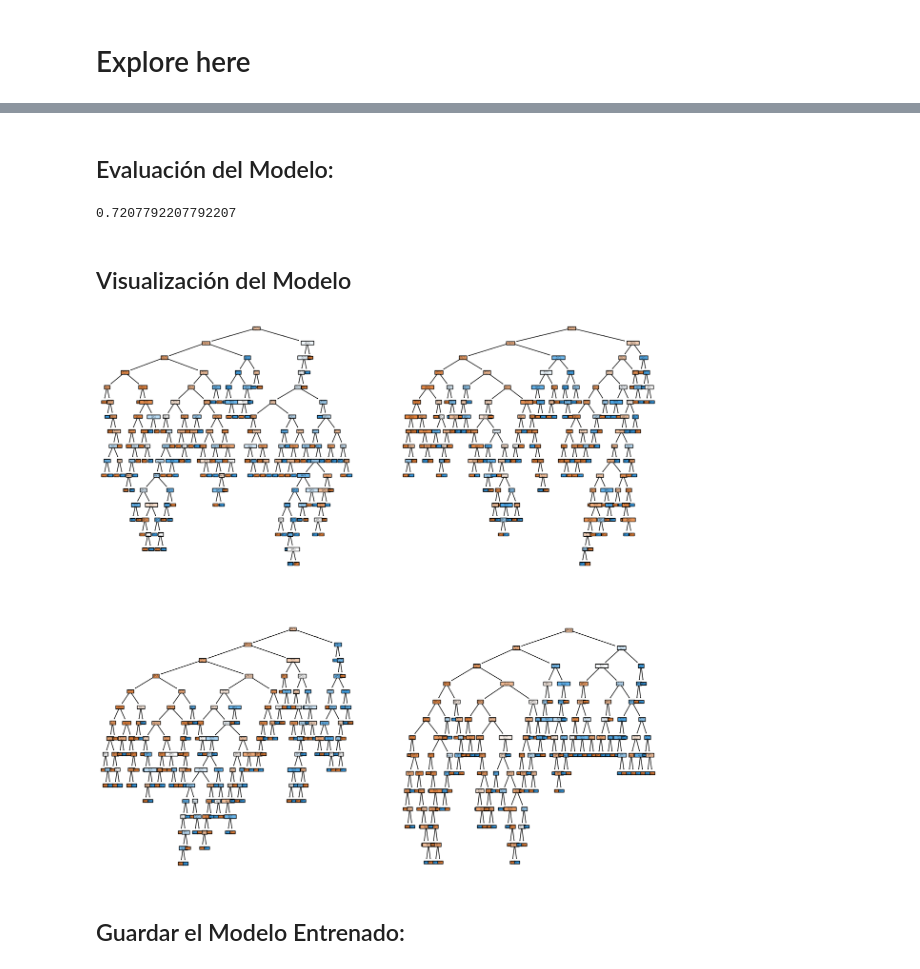
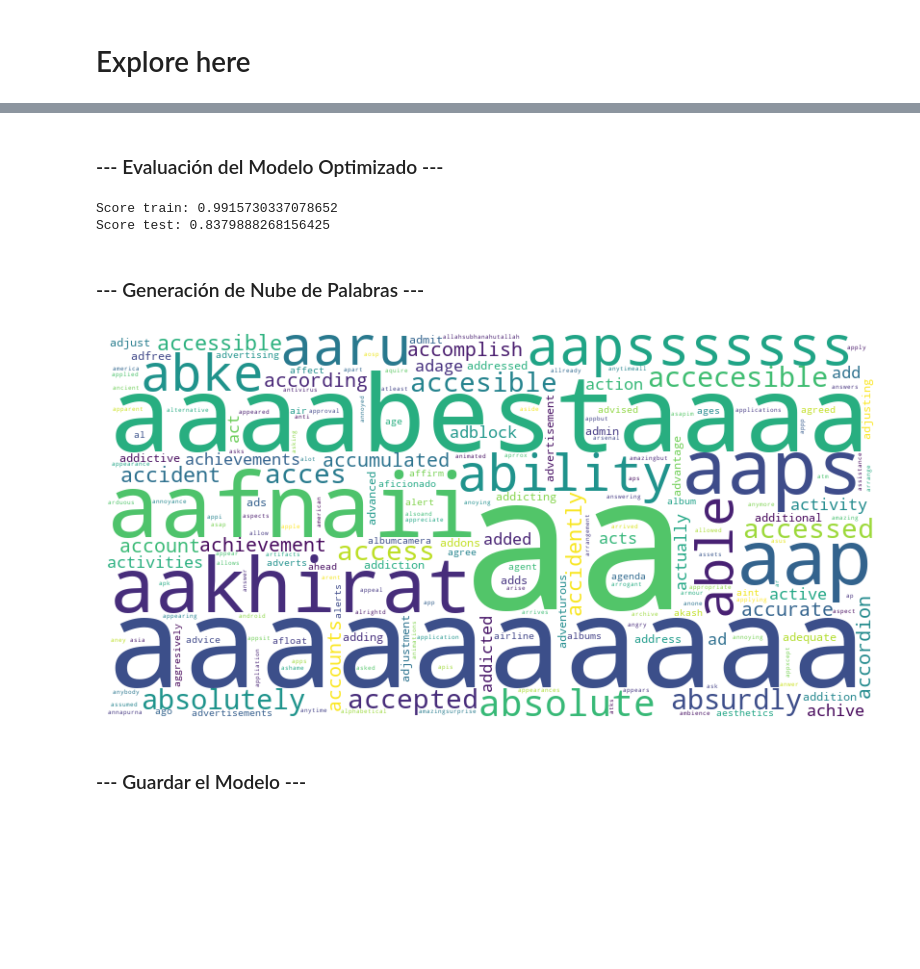
Before and after one commit to Jo-verse/JF_Naive_Bayes_project, a Jupyter notebook: src/ML_Naive_Bayes_Google_Play_Reviews.ipynb, the cells around one changed output, grey strips where cells are left out. Cells and saved outputs as stored; diff of their text form; code cells hidden in the pictures; blank space fills up the shorter version.

```diff
--- a/src/ML_Naive_Bayes_Google_Play_Reviews.ipynb
+++ b/src/ML_Naive_Bayes_Google_Play_Reviews.ipynb
@@ -53,23 +78,41 @@ array([0, 0, 0, 0, 1, 1, 0, 1, 1, 1, 0, 1, 0, 0, 0, 0, 0, 0, 0, 0, 0, 0,
 # %% [markdown]
-## Evaluación del Modelo:
+### --- Evaluación del Modelo Optimizado ---
-# %%
-accuracy_score(y_test, y_pred)
-# %% [output]
-0.7207792207792207
+# %%
+final_model = grid.best_estimator_
+y_pred_train = final_model.predict(TRAIN_DATASETS[best_dataset])
+y_pred_test = final_model.predict(TEST_DATASETS[best_dataset])
+
+score_train = accuracy_score(y_train, y_pred_train)
+score_test = accuracy_score(y_test, y_pred_test)
+
+print(f'Score train: {score_train}')
+print(f'Score test: {score_test}')
+# %% [output]
+Score train: 0.9915730337078652
+Score test: 0.8379888268156425
+# %% [markdown]
+### --- Generación de Nube de Palabras ---
+# %%
+# Carga el vectorizador
+import pickle
+with open('../data/processed/CountVectorizer.pkl', 'rb') as file:
+    vectorizer = pickle.load(file)
+
+# Obtiene las palabras (features) del vectorizador
+feature_names = vectorizer.get_feature_names_out()
+
+# Crea un diccionario de frecuencias de palabras (puedes ajustar esto si tienes frecuencias reales)
+word_frequencies = dict(zip(feature_names, [1] * len(feature_names)))
+
+# Genera la nube de palabras
+wordcloud = WordCloud(width=800, height=400, background_color='white').generate_from_frequencies(word_frequencies)
+
+# Muestra la nube de palabras
+plt.figure(figsize=(10, 5))
+plt.imshow(wordcloud, interpolation='bilinear')
+plt.axis('off')
+plt.show()
+# %% [output]
+[figure, added]
 # %% [markdown]
-## Visualización del Modelo
+### --- Guardar el Modelo ---
-# %%
-# Visualizar los primeros 4 árboles del Random Forest
-fig, axes = plt.subplots(2, 2, figsize=(15, 15))
-
-# Ajustar class_names a ["0", "1"] ya que tienes un problema de clasificación binaria.
-tree.plot_tree(model.estimators_[0], ax=axes[0, 0], feature_names=list(X_train.columns), class_names=["0", "1"], filled=True)
-tree.plot_tree(model.estimators_[1], ax=axes[0, 1], feature_names=list(X_train.columns), class_names=["0", "1"], filled=True)
-tree.plot_tree(model.estimators_[2], ax=axes[1, 0], feature_names=list(X_train.columns), class_names=["0", "1"], filled=True)
-tree.plot_tree(model.estimators_[3], ax=axes[1, 1], feature_names=list(X_train.columns), class_names=["0", "1"], filled=True)
-
-plt.show()
-# %% [output]
-[figure, removed]
-# %% [markdown]
-## Guardar el Modelo Entrenado:
```
Also changed, not shown: parts of 17 cells of this notebook.
